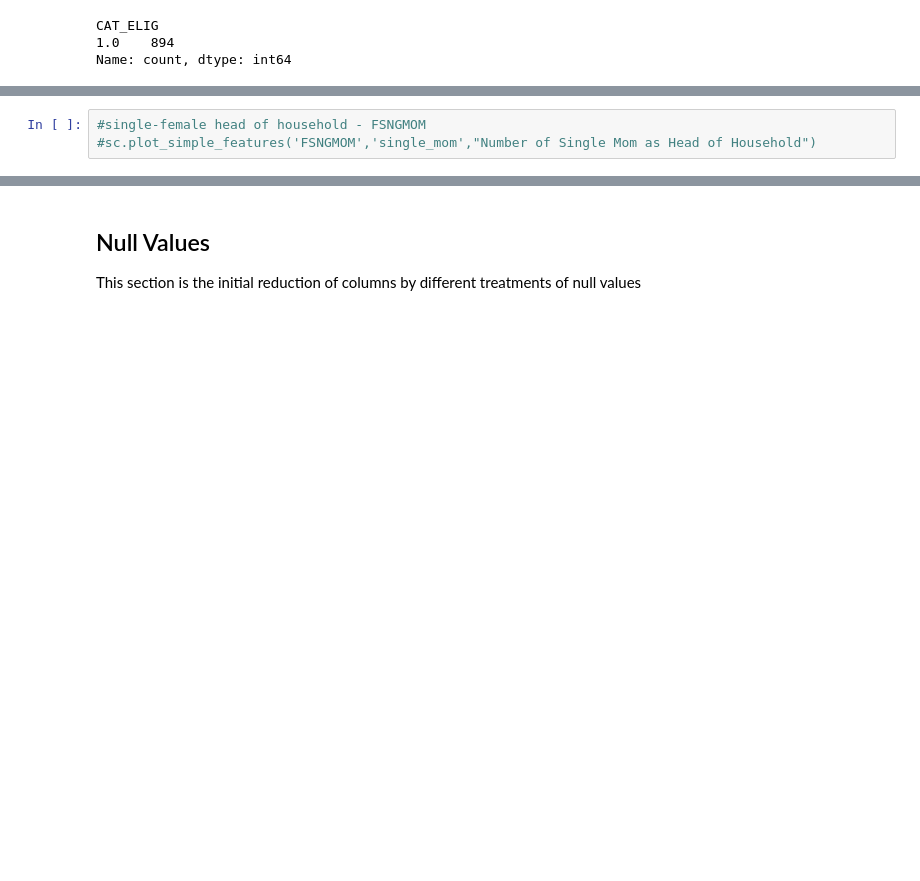
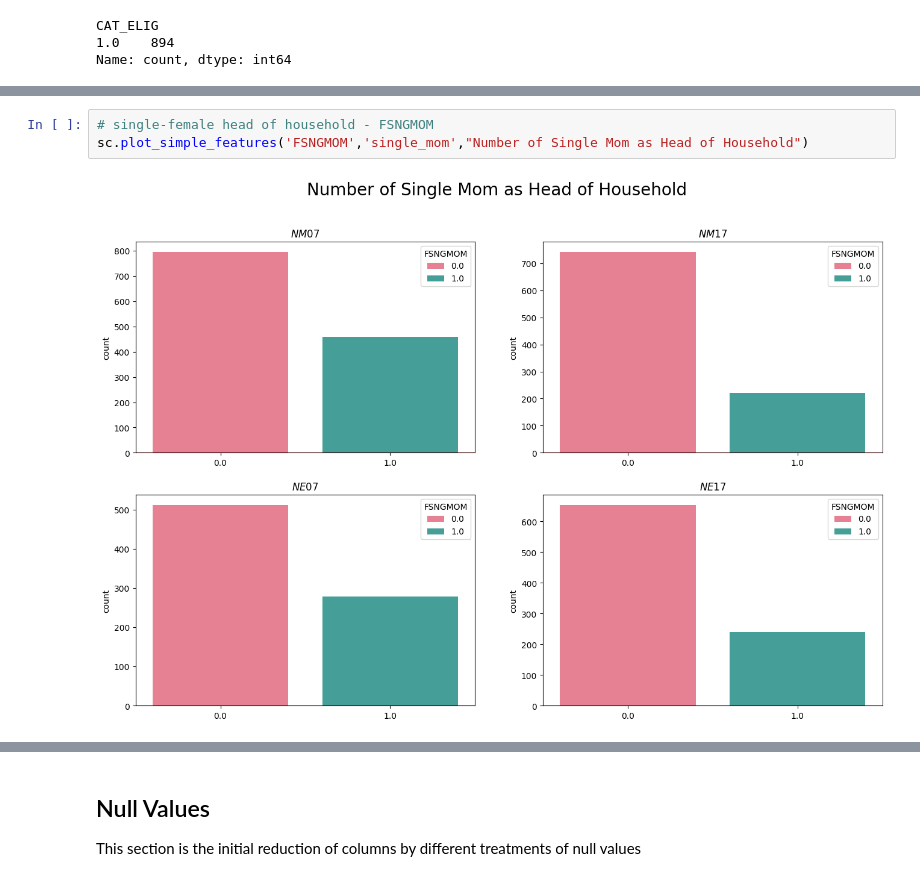
Before and after one commit to a-barker/QGIS-data-project, a Jupyter notebook: notebooks/1_EDA.ipynb, the cells around one changed output, grey strips where cells are left out. Saved outputs shown, nothing was run; the diff lists cells and outputs as text; blank space fills up the shorter version.

```diff
--- a/notebooks/1_EDA.ipynb
+++ b/notebooks/1_EDA.ipynb
@@ -284,4 +319,6 @@ Name: count, dtype: int64
 # %%
-#single-female head of household - FSNGMOM
-#sc.plot_simple_features('FSNGMOM','single_mom',"Number of Single Mom as Head of Household")
+# single-female head of household - FSNGMOM
+sc.plot_simple_features('FSNGMOM','single_mom',"Number of Single Mom as Head of Household")
+# %% [output]
+[figure, added]
 # %%
```
Also changed, not shown: parts of 29 cells of this notebook, 21 other files.
